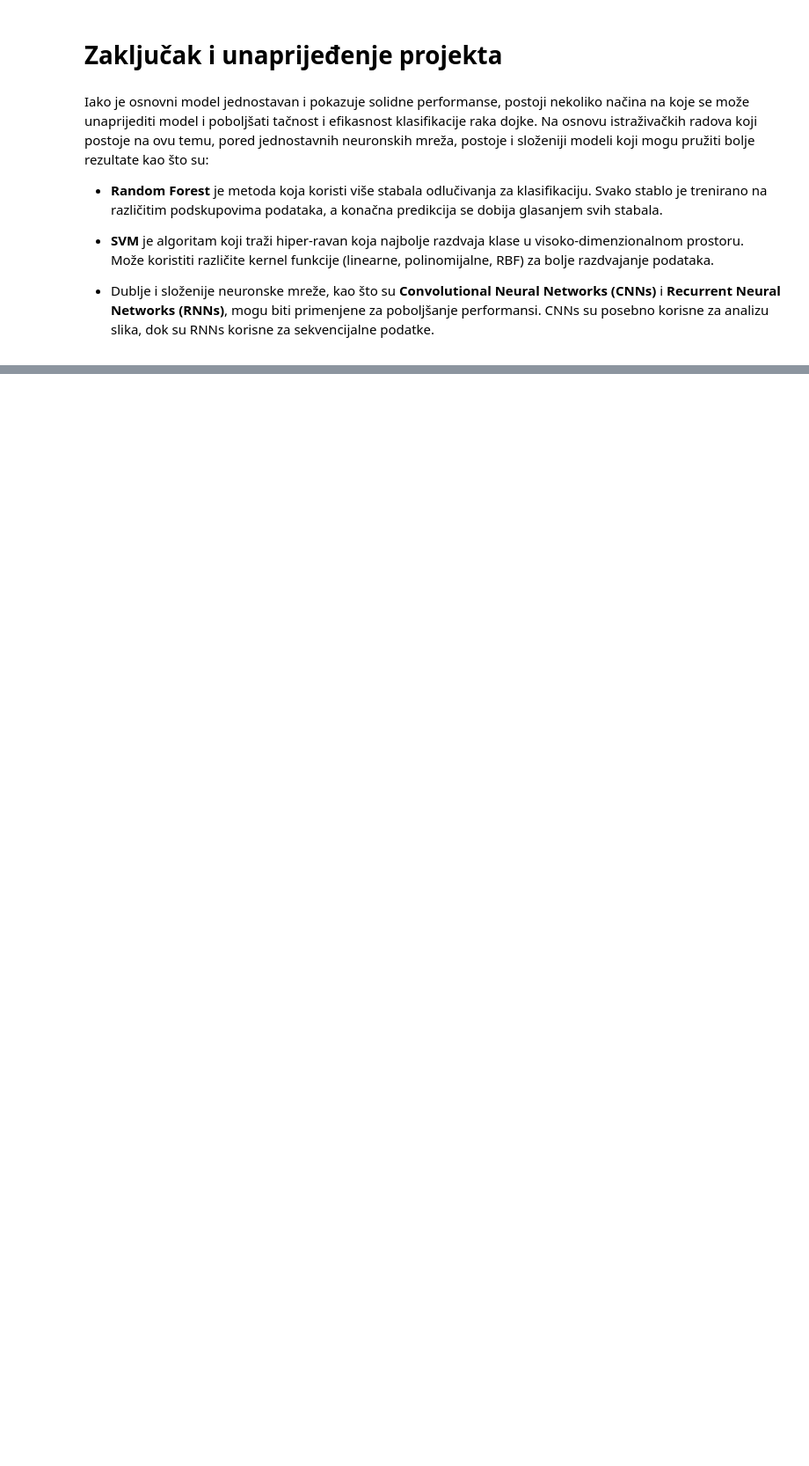
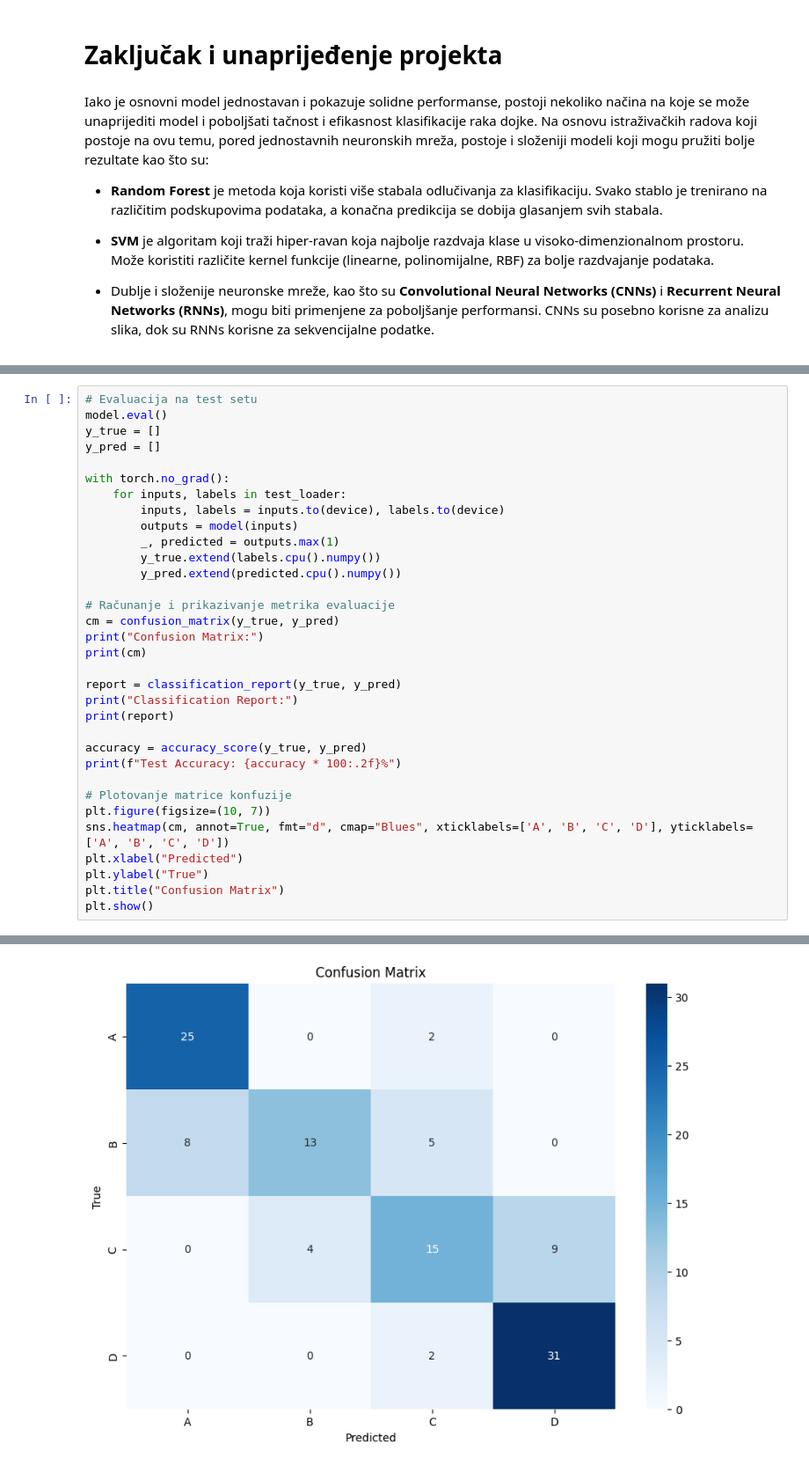
Before and after one commit to una12343/MIEP, a Jupyter notebook: BreastCancerWisconsin.ipynb, the cells around one changed output, grey strips where cells are left out. Shown: that part at 88% size. Drawn from its saved outputs; the diff is of its cells as text; blank space fills up the shorter version.

```diff
--- a/BreastCancerWisconsin.ipynb
+++ b/BreastCancerWisconsin.ipynb
@@ -304,0 +492,34 @@ Na osnovu istraživačkih radova koji postoje na ovu temu, pored jednostavnih ne
+# %%
+# Evaluacija na test setu
+model.eval()
+y_true = []
+y_pred = []
+
+with torch.no_grad():
+    for inputs, labels in test_loader:
+        inputs, labels = inputs.to(device), labels.to(device)
+        outputs = model(inputs)
+        _, predicted = outputs.max(1)
+        y_true.extend(labels.cpu().numpy())
+        y_pred.extend(predicted.cpu().numpy())
+
+# Računanje i prikazivanje metrika evaluacije
+cm = confusion_matrix(y_true, y_pred)
+print("Confusion Matrix:")
+print(cm)
+
+report = classification_report(y_true, y_pred)
+print("Classification Report:")
+print(report)
+
+accuracy = accuracy_score(y_true, y_pred)
+print(f"Test Accuracy: {accuracy * 100:.2f}%")
+
+# Plotovanje matrice konfuzije
+plt.figure(figsize=(10, 7))
+sns.heatmap(cm, annot=True, fmt="d", cmap="Blues", xticklabels=['A', 'B', 'C', 'D'], yticklabels=['A', 'B', 'C', 'D'])
+plt.xlabel("Predicted")
+plt.ylabel("True")
+plt.title("Confusion Matrix")
+plt.show()
+# %% [output]
@@ -304,0 +544 @@ Na osnovu istraživačkih radova koji postoje na ovu temu, pored jednostavnih ne
+[figure, added]
```
Also changed, not shown: parts of 13 cells of this notebook.
